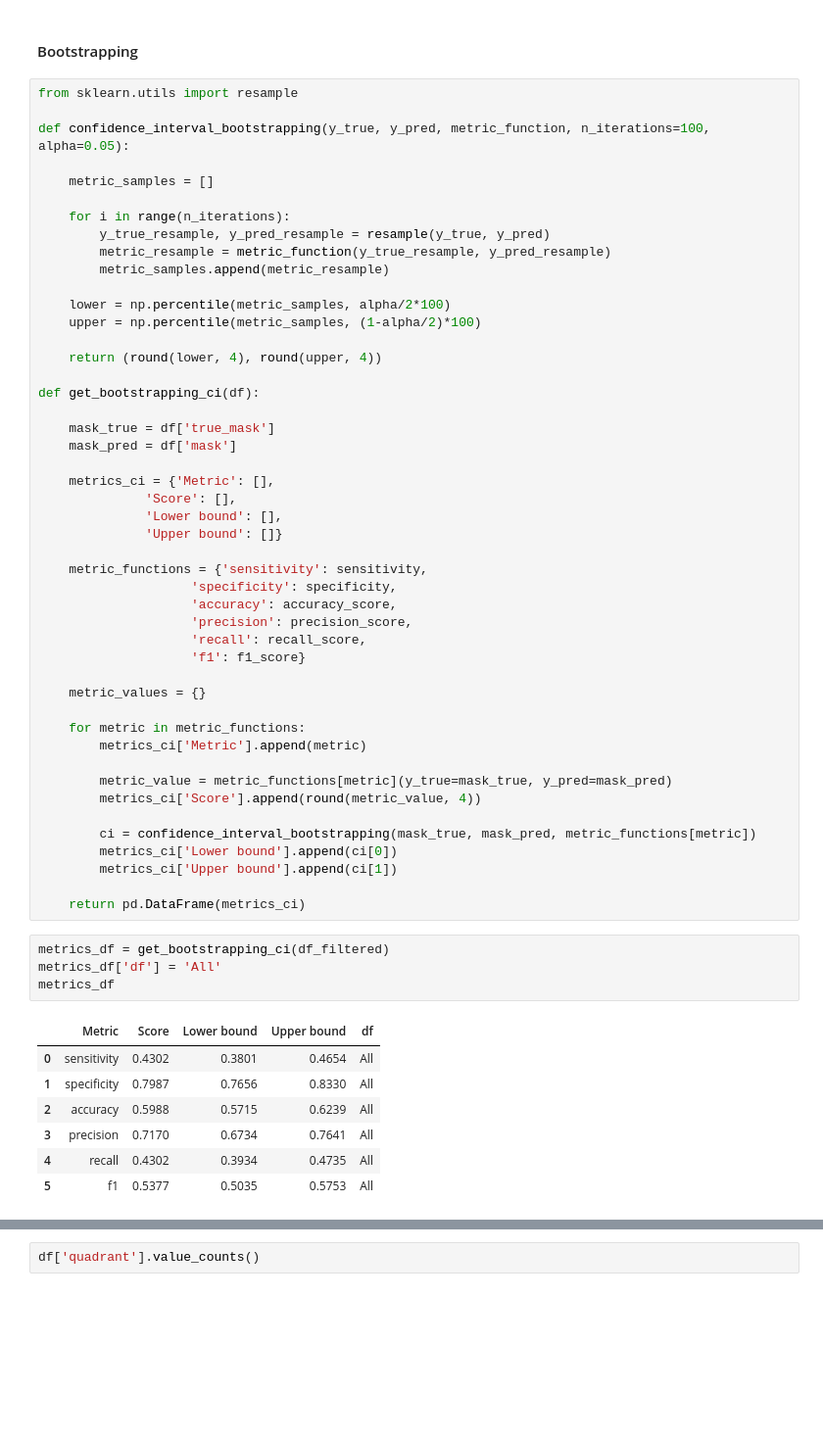
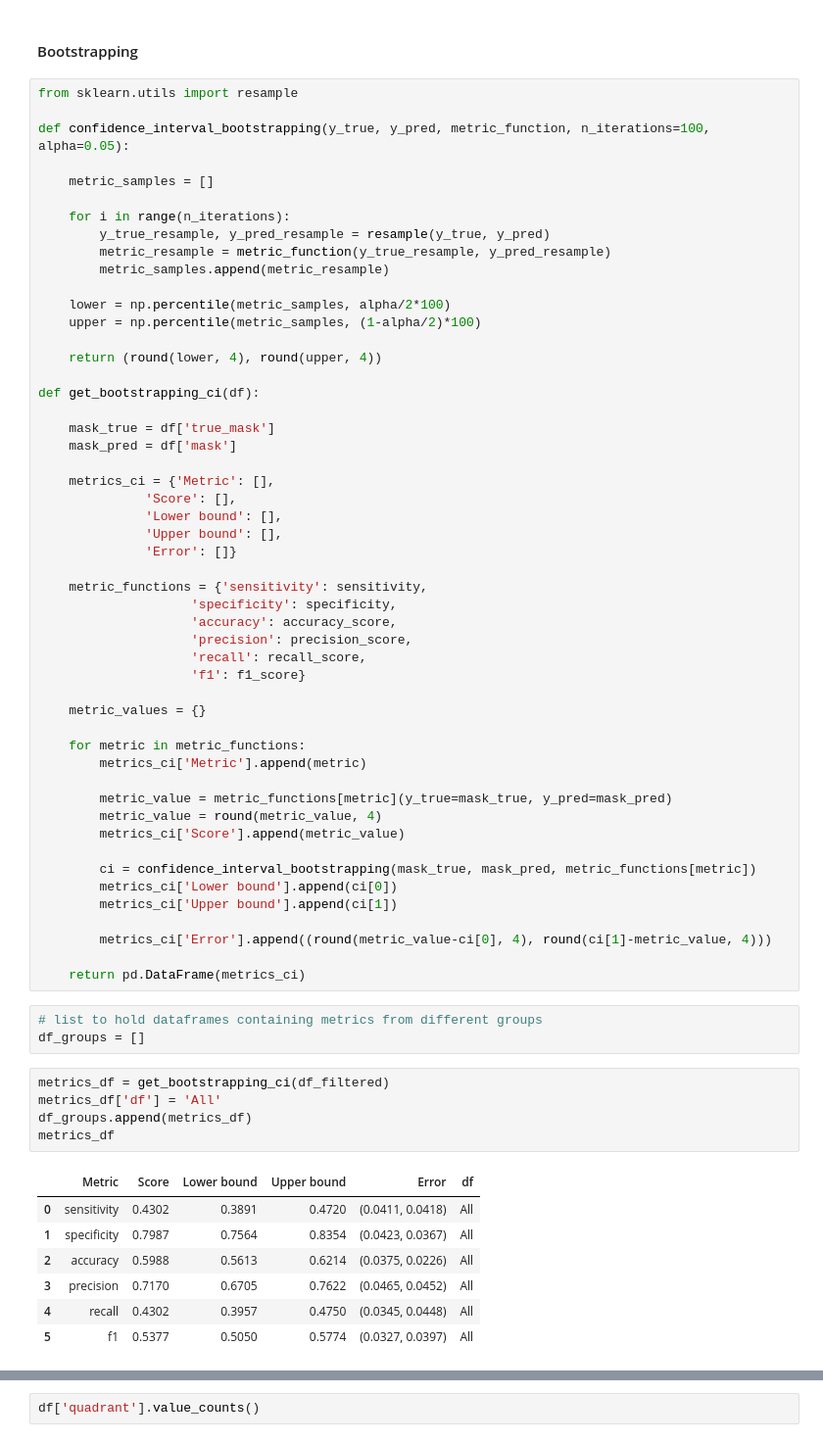
Before and after one commit to guiga004/mask-detection, a Jupyter notebook: mask-detection.ipynb, the cells around one changed output, grey strips where cells are left out. Shown: that part at 98% size. Drawn from its saved outputs; the diff is of its cells as text; blank space fills up the shorter version.

Commit message:
set up framework for plotting metric cis across groups

```diff
--- a/mask-detection.ipynb
+++ b/mask-detection.ipynb
@@ -197,7 +197,8 @@ def get_bootstrapping_ci(df):
     metrics_ci = {'Metric': [],
               'Score': [],
               'Lower bound': [],
-              'Upper bound': []}
+              'Upper bound': [],
+              'Error': []}
 
     metric_functions = {'sensitivity': sensitivity,
                     'specificity': specificity,
@@ -212,24 +213,31 @@ def get_bootstrapping_ci(df):
         metrics_ci['Metric'].append(metric)
 
         metric_value = metric_functions[metric](y_true=mask_true, y_pred=mask_pred)
-        metrics_ci['Score'].append(round(metric_value, 4))
+        metric_value = round(metric_value, 4)
+        metrics_ci['Score'].append(metric_value)
 
         ci = confidence_interval_bootstrapping(mask_true, mask_pred, metric_functions[metric])
         metrics_ci['Lower bound'].append(ci[0])
         metrics_ci['Upper bound'].append(ci[1])
 
+        metrics_ci['Error'].append((round(metric_value-ci[0], 4), round(ci[1]-metric_value, 4)))
+
     return pd.DataFrame(metrics_ci)
+# %%
+# list to hold dataframes containing metrics from different groups
+df_groups = []
 # %%
 metrics_df = get_bootstrapping_ci(df_filtered)
 metrics_df['df'] = 'All'
+df_groups.append(metrics_df)
 metrics_df
 # %% [output]
-|  | Metric | Score | Lower bound | Upper bound | df |
-| 0 | sensitivity | 0.4302 | 0.3801 | 0.4654 | All |
-| 1 | specificity | 0.7987 | 0.7656 | 0.8330 | All |
-| 2 | accuracy | 0.5988 | 0.5715 | 0.6239 | All |
-| 3 | precision | 0.7170 | 0.6734 | 0.7641 | All |
-| 4 | recall | 0.4302 | 0.3934 | 0.4735 | All |
-| 5 | f1 | 0.5377 | 0.5035 | 0.5753 | All |
+|  | Metric | Score | Lower bound | Upper bound | Error | df |
+| 0 | sensitivity | 0.4302 | 0.3891 | 0.4720 | (0.0411, 0.0418) | All |
+| 1 | specificity | 0.7987 | 0.7564 | 0.8354 | (0.0423, 0.0367) | All |
+| 2 | accuracy | 0.5988 | 0.5613 | 0.6214 | (0.0375, 0.0226) | All |
+| 3 | precision | 0.7170 | 0.6705 | 0.7622 | (0.0465, 0.0452) | All |
+| 4 | recall | 0.4302 | 0.3957 | 0.4750 | (0.0345, 0.0448) | All |
+| 5 | f1 | 0.5377 | 0.5050 | 0.5774 | (0.0327, 0.0397) | All |
 # %%
 # plt.figure(figsize=(10,6))
```
Also changed, not shown: parts of 21 cells of this notebook.
